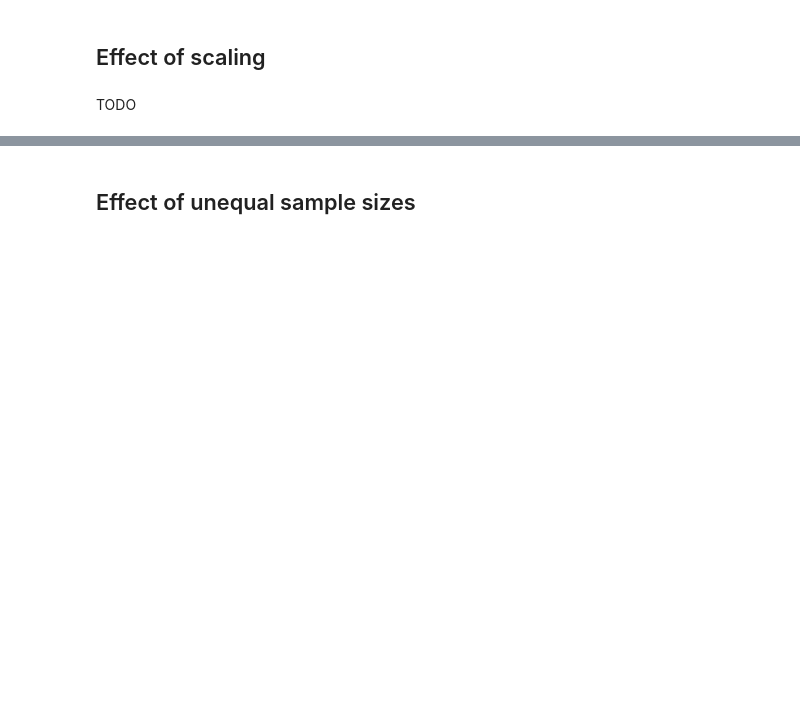
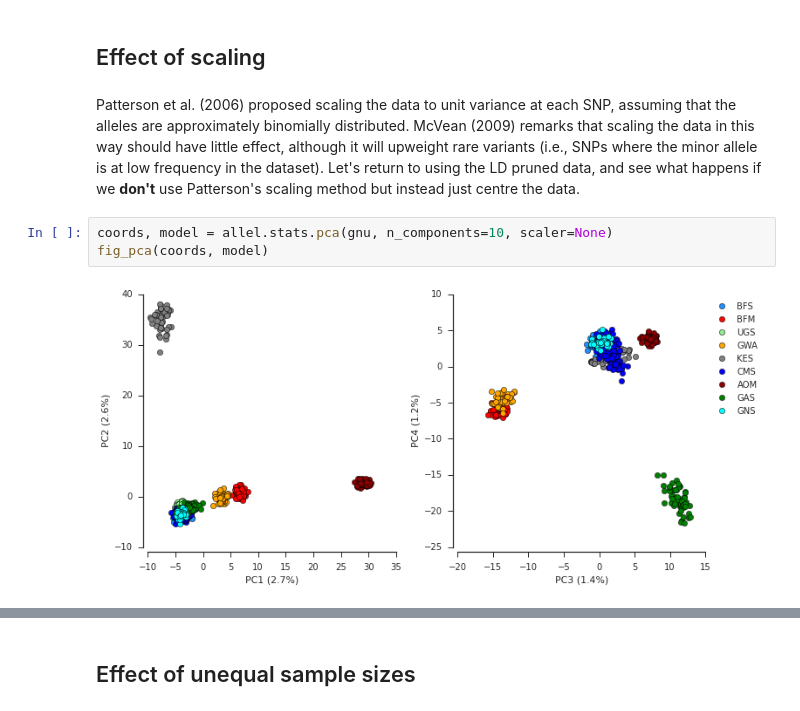
Before and after one commit to alimanfoo/alimanfoo.github.io, a Jupyter notebook: _posts/2015-09-28-fast-pca.ipynb, the cells around one changed output, grey strips where cells are left out. Drawn from its saved outputs; the diff is of its cells as text; blank space fills up the shorter version.

```diff
--- a/_posts/2015-09-28-fast-pca.ipynb
+++ b/_posts/2015-09-28-fast-pca.ipynb
@@ -262,4 +256,9 @@ plot_pca(coords, model, 1, 2)
 # %% [markdown]
 ## Effect of scaling
-# %% [markdown]
-TODO
+# %% [markdown]
+Patterson et al. (2006) proposed scaling the data to unit variance at each SNP, assuming that the alleles are approximately binomially distributed. McVean (2009) remarks that scaling the data in this way should have little effect, although it will upweight rare variants (i.e., SNPs where the minor allele is at low frequency in the dataset). Let's return to using the LD pruned data, and see what happens if we **don't** use Patterson's scaling method but instead just centre the data.
+# %%
+coords, model = allel.stats.pca(gnu, n_components=10, scaler=None)
+fig_pca(coords, model)
+# %% [output]
+[figure, added]
```
Also changed, not shown: parts of 28 cells of this notebook, 9 other files.
